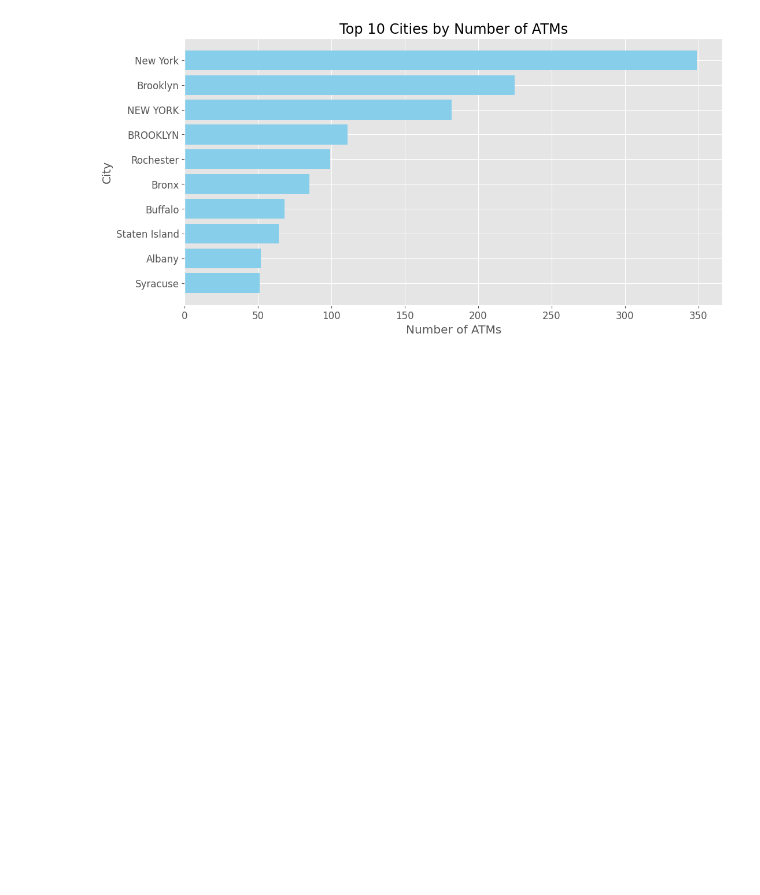
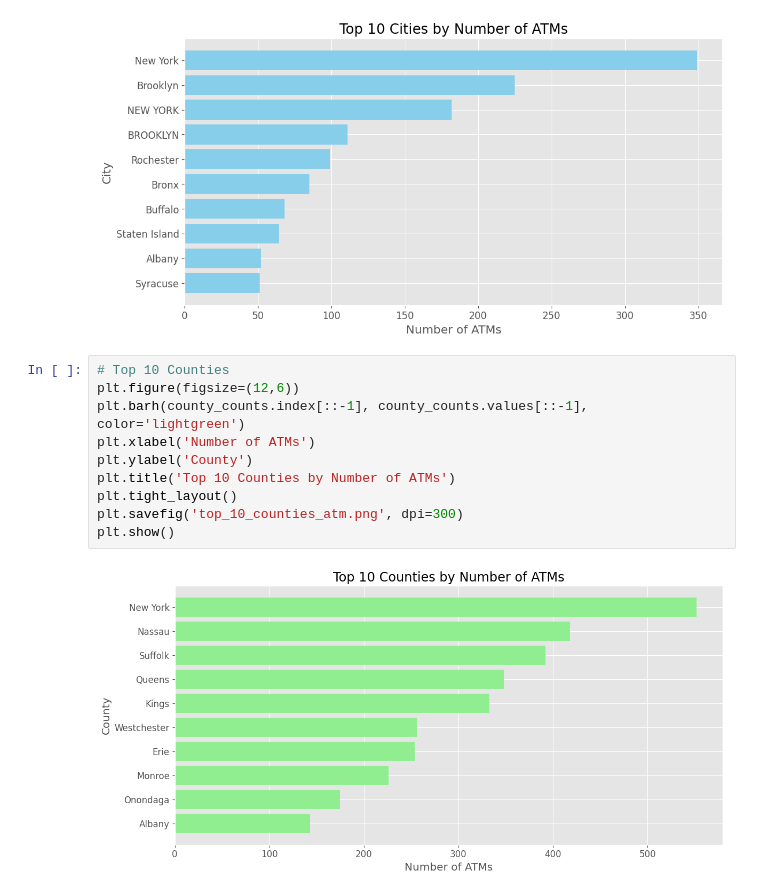
Before and after one commit to Parham-Dehghan/NY-ATM-Analysis, a Jupyter notebook: pp.ipynb, the cells around one changed output. Saved outputs shown, nothing was run; the diff lists cells and outputs as text; blank space fills up the shorter version.

```diff
--- a/pp.ipynb
+++ b/pp.ipynb
@@ -88,3 +103,15 @@ plt.title('Top 10 Cities by Number of ATMs')
 plt.show()
 # %% [output]
 [figure]
+# %%
+# Top 10 Counties
+plt.figure(figsize=(12,6))
+plt.barh(county_counts.index[::-1], county_counts.values[::-1], color='lightgreen')
+plt.xlabel('Number of ATMs')
+plt.ylabel('County')
+plt.title('Top 10 Counties by Number of ATMs')
+plt.tight_layout()
+plt.savefig('top_10_counties_atm.png', dpi=300)
+plt.show()
+# %% [output]
+[figure, added]
```
Also changed, not shown: parts of 2 cells of this notebook, 2 other files.
